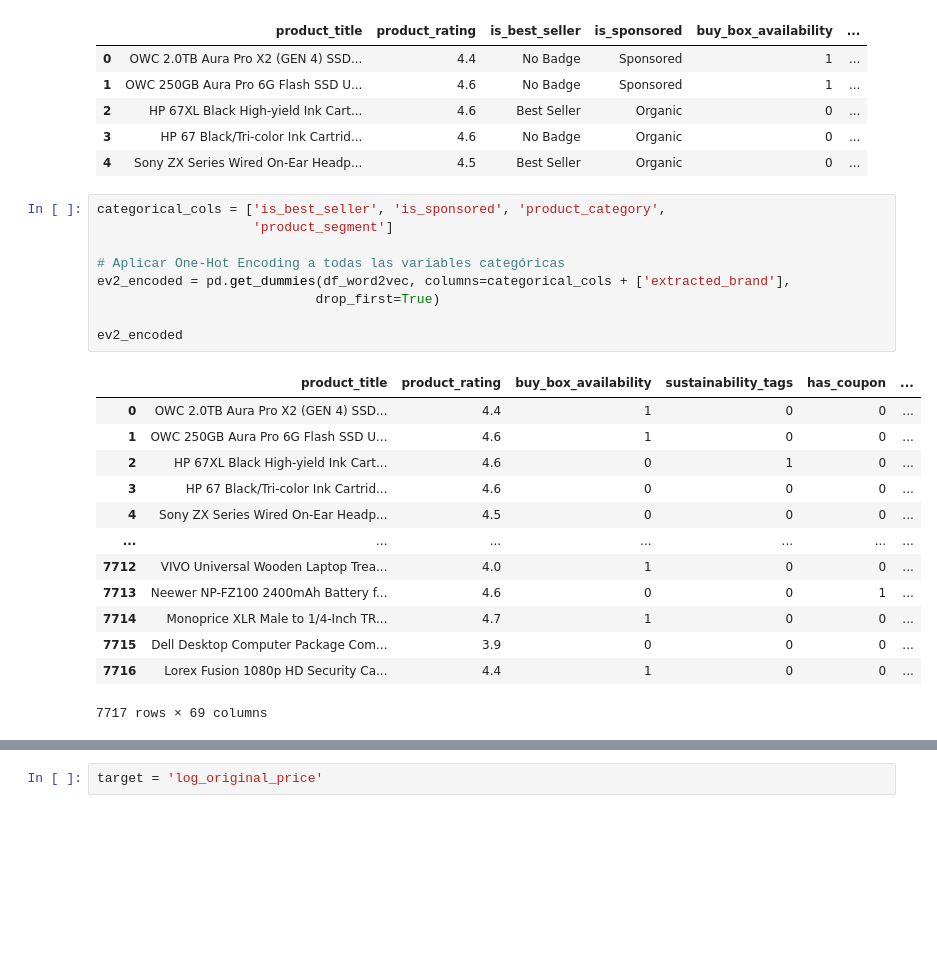
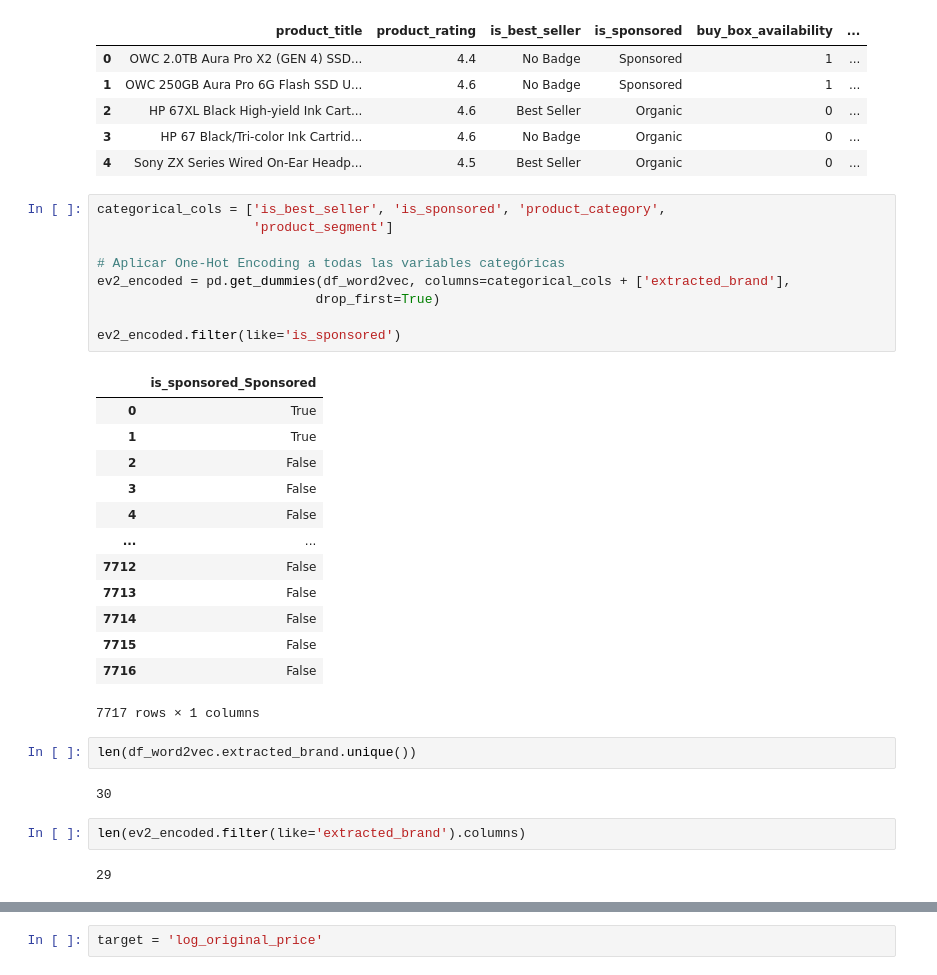
Before and after one commit to beja28/Amazon-Smart-Pricing, a Jupyter notebook: Evaluaciones/Evaluacion_2/ev2_xgboost_tltles.ipynb, the cells around one changed output, grey strips where cells are left out. Saved outputs shown, nothing was run; the diff lists cells and outputs as text; blank space fills up the shorter version.

```diff
--- a/Evaluaciones/Evaluacion_2/ev2_xgboost_tltles.ipynb
+++ b/Evaluaciones/Evaluacion_2/ev2_xgboost_tltles.ipynb
@@ -29,24 +29,32 @@ df_word2vec.head()
 # %%
 categorical_cols = ['is_best_seller', 'is_sponsored', 'product_category',
                     'product_segment']
 
 # Aplicar One-Hot Encoding a todas las variables categóricas
 ev2_encoded = pd.get_dummies(df_word2vec, columns=categorical_cols + ['extracted_brand'],
                             drop_first=True)
 
-ev2_encoded
+ev2_encoded.filter(like='is_sponsored')
 # %% [output]
-|  | product_title | product_rating | buy_box_availability | sustainability_tags | has_coupon | ... |
-| 0 | OWC 2.0TB Aura Pro X2 (GEN 4) SSD... | 4.4 | 1 | 0 | 0 | ... |
-| 1 | OWC 250GB Aura Pro 6G Flash SSD U... | 4.6 | 1 | 0 | 0 | ... |
-| 2 | HP 67XL Black High-yield Ink Cart... | 4.6 | 0 | 1 | 0 | ... |
-| 3 | HP 67 Black/Tri-color Ink Cartrid... | 4.6 | 0 | 0 | 0 | ... |
-| 4 | Sony ZX Series Wired On-Ear Headp... | 4.5 | 0 | 0 | 0 | ... |
-| ... | ... | ... | ... | ... | ... | ... |
-| 7712 | VIVO Universal Wooden Laptop Trea... | 4.0 | 1 | 0 | 0 | ... |
-| 7713 | Neewer NP-FZ100 2400mAh Battery f... | 4.6 | 0 | 0 | 1 | ... |
-| 7714 | Monoprice XLR Male to 1/4-Inch TR... | 4.7 | 1 | 0 | 0 | ... |
-| 7715 | Dell Desktop Computer Package Com... | 3.9 | 0 | 0 | 0 | ... |
-| 7716 | Lorex Fusion 1080p HD Security Ca... | 4.4 | 1 | 0 | 0 | ... |
+|  | is_sponsored_Sponsored |
+| 0 | True |
+| 1 | True |
+| 2 | False |
+| 3 | False |
+| 4 | False |
+| ... | ... |
+| 7712 | False |
+| 7713 | False |
+| 7714 | False |
+| 7715 | False |
+| 7716 | False |
-7717 rows × 69 columns
+7717 rows × 1 columns
+# %%
+len(df_word2vec.extracted_brand.unique())
+# %% [output]
+30
+# %%
+len(ev2_encoded.filter(like='extracted_brand').columns)
+# %% [output]
+29
 # %%
```
Also changed, not shown: parts of 16 cells of this notebook.
